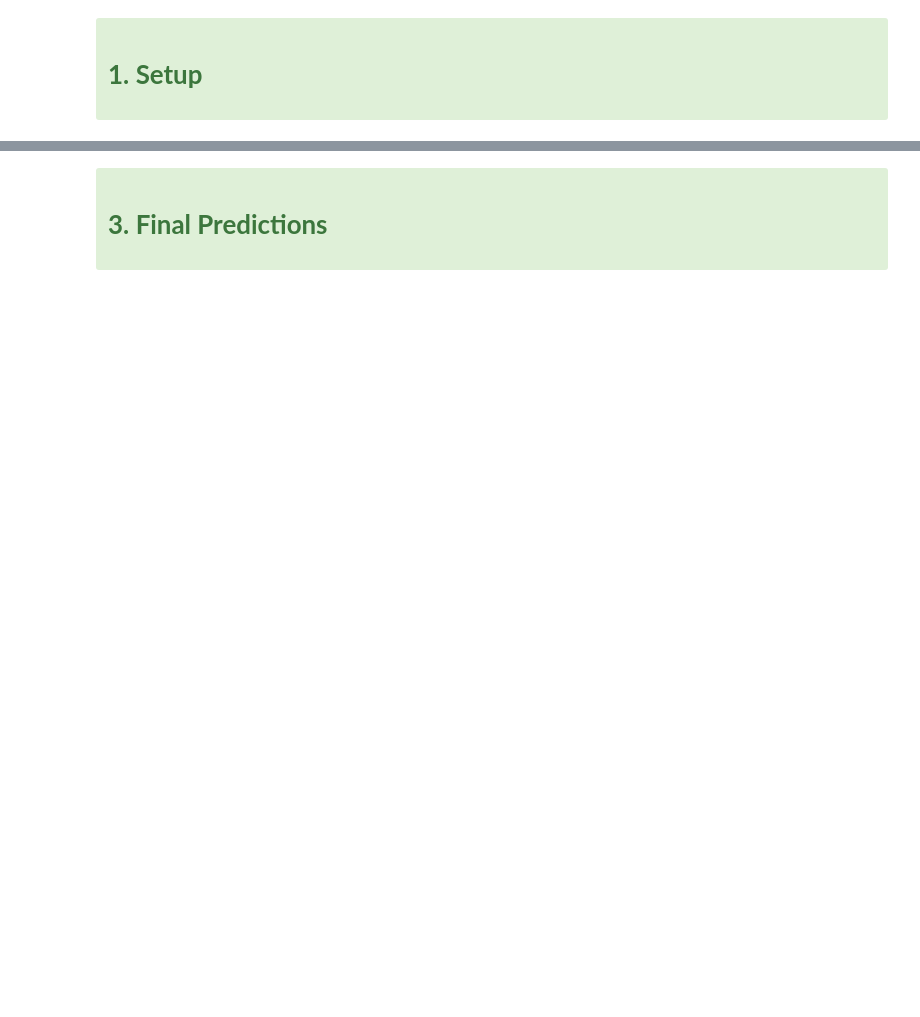
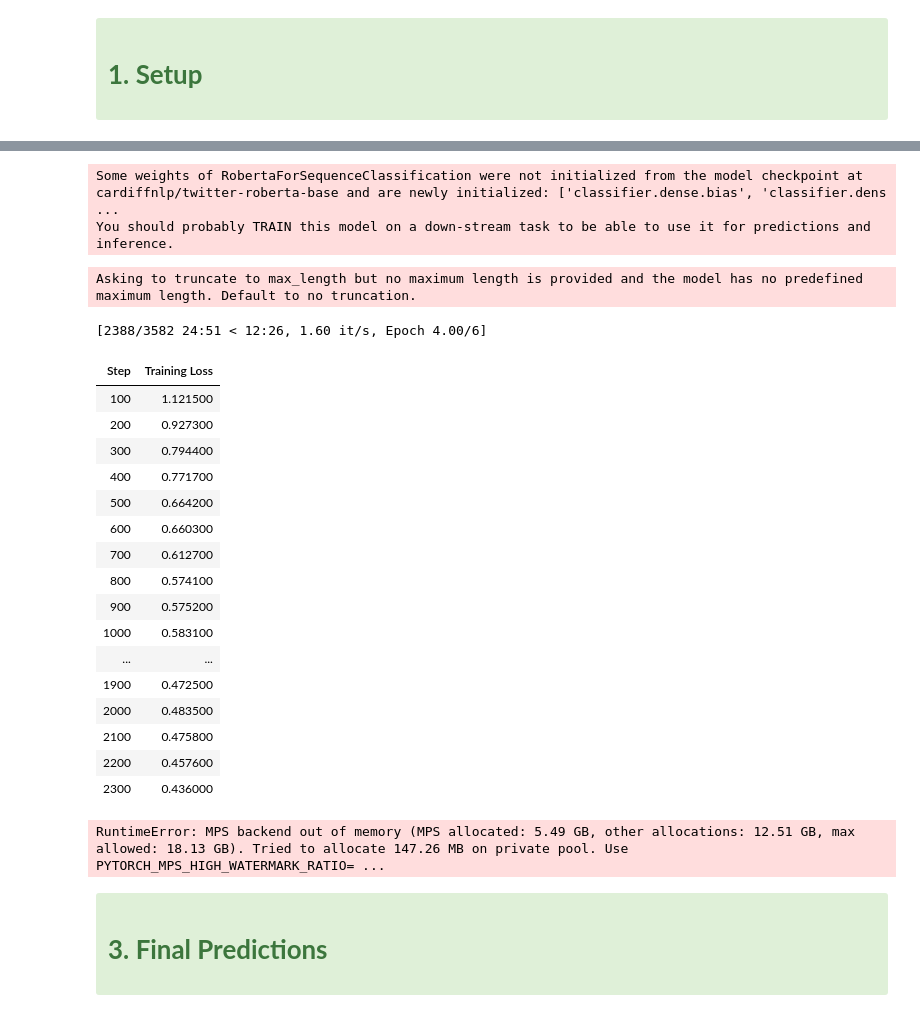
Before and after one commit to mgalao/text-mining-project, a Jupyter notebook: notebooks/tm_final_25.ipynb, the cells around one changed output, grey strips where cells are left out. Saved outputs shown, nothing was run; the diff lists cells and outputs as text; code cells hidden in the pictures; blank space fills up the shorter version.

```diff
--- a/notebooks/tm_final_25.ipynb
+++ b/notebooks/tm_final_25.ipynb
@@ -78,0 +70,79 @@ Loading RoBERTa embeddings from X_val_roberta_embeddings.pkl...
+# %%
+# Tokenizer & Model
+checkpoint = "cardiffnlp/twitter-roberta-base"
+tokenizer = AutoTokenizer.from_pretrained(checkpoint)
+
+# droupout
+config = AutoConfig.from_pretrained(checkpoint, num_labels=3, hidden_dropout_prob=0.3, attention_probs_dropout_prob=0.3)
+model = AutoModelForSequenceClassification.from_pretrained(checkpoint, config=config, ignore_mismatched_sizes=True)
+# %% [output]
+Some weights of RobertaForSequenceClassification were not initialized from the model checkpoint at cardiffnlp/twitter-roberta-base and are newly initialized: ['classifier.dense.bias', 'classifier.dens ...
+You should probably TRAIN this model on a down-stream task to be able to use it for predictions and inference.
+# %%
+# Tokenization function
+def tokenize(example):
+    return tokenizer(example["text"],truncation=True)
+# %%
+# Oversample
+train_texts_over, train_labels_over = oversample_data(train_texts, train_labels)
+# %%
+train_ds = Dataset.from_dict({"text": train_texts_over, "label": train_labels_over}).map(tokenize, batched=True)
+test_ds = Dataset.from_dict({"text": test_texts}).map(tokenize, batched=True)
+
+dataset = DatasetDict({"train": train_ds, "test": test_ds})
+# %% [output]
+Asking to truncate to max_length but no maximum length is provided and the model has no predefined maximum length. Default to no truncation.
+# %%
+# Weighted loss
+class_weights = torch.tensor(
+    np.bincount(train_labels, minlength=3) / len(train_labels),
+    dtype=torch.float
+)
+class_weights = 1.0 / class_weights
+model.classifier.loss_fct = torch.nn.CrossEntropyLoss(weight=class_weights)
+# %%
+training_args = TrainingArguments(
+    output_dir="./results/roberta_final",
+    learning_rate=1.78e-05,
+    num_train_epochs=6,
+    weight_decay=0.01,
+    warmup_ratio=0.14,
+    per_device_train_batch_size=16,
+    per_device_eval_batch_size=32,
+    logging_dir="./logs",
+    logging_steps=100,
+    eval_strategy="no",
+    save_strategy="no",
+    load_best_model_at_end=False,
+    report_to=[]
+)
+
+trainer = Trainer(
+    model=model,
+    args=training_args,
+    train_dataset=dataset["train"],
+    tokenizer=tokenizer,
+    data_collator=DataCollatorWithPadding(tokenizer)
+)
+
+trainer.train()
+# %% [output]
+[2388/3582 24:51 < 12:26, 1.60 it/s, Epoch 4.00/6]
+| Step | Training Loss |
+| 100 | 1.121500 |
+| 200 | 0.927300 |
+| 300 | 0.794400 |
+| 400 | 0.771700 |
+| 500 | 0.664200 |
+| 600 | 0.660300 |
+| 700 | 0.612700 |
+| 800 | 0.574100 |
+| 900 | 0.575200 |
+| 1000 | 0.583100 |
+| ... | ... |
+| 1900 | 0.472500 |
+| 2000 | 0.483500 |
+| 2100 | 0.475800 |
+| 2200 | 0.457600 |
+| 2300 | 0.436000 |
+RuntimeError: MPS backend out of memory (MPS allocated: 5.49 GB, other allocations: 12.51 GB, max allowed: 18.13 GB). Tried to allocate 147.26 MB on private pool. Use PYTORCH_MPS_HIGH_WATERMARK_RATIO= ...
```
Also changed, not shown: parts of 13 cells of this notebook.
